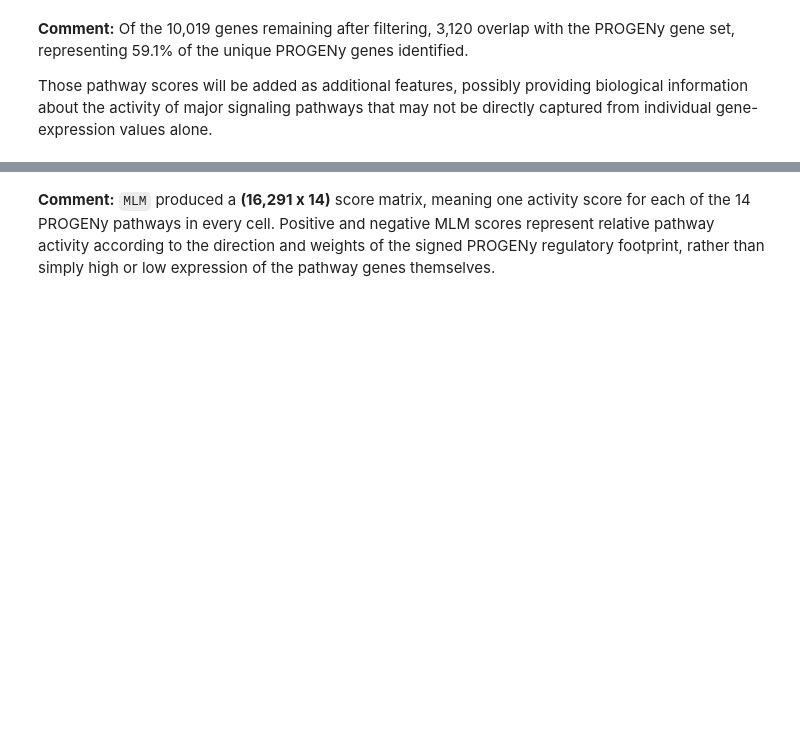
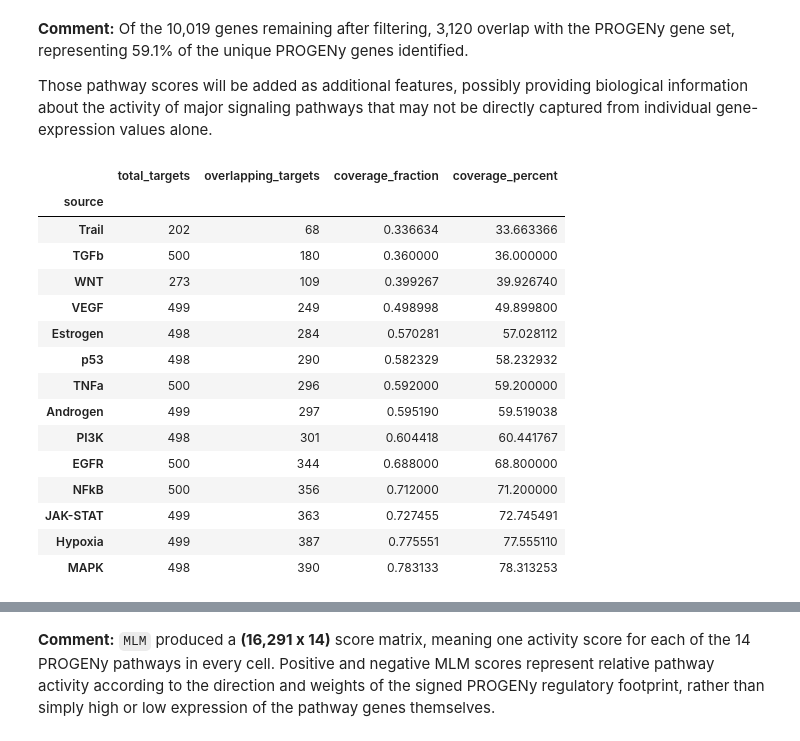
Before and after one commit to georgexrysiko/MLCB-Group-Project-2026, a Jupyter notebook: notebooks/TaskB.1_Pathway_Scoring_add.ipynb, the cells around one changed output, grey strips where cells are left out. Saved outputs shown, nothing was run; the diff lists cells and outputs as text; code cells hidden in the pictures; blank space fills up the shorter version.

```diff
--- a/notebooks/TaskB.1_Pathway_Scoring_add.ipynb
+++ b/notebooks/TaskB.1_Pathway_Scoring_add.ipynb
@@ -109,17 +110,33 @@ Those pathway scores will be added as additional features, possibly providing bi
 # %%
 # Checking the overlap separately for each pathway, since the global percentage
 # does not show whether some pathway has substantially lower target-gene coverage.
 coverage_per_pathway = (
     progeny.assign(present=progeny["target"].isin(adata_genes))
     .groupby("source", observed=True)
-    .agg(
-        total_targets=("target", "nunique"),
-        overlapping_targets=("present", "sum")
-    )
-)
+    .agg(total_targets=("target", "nunique"),
+         overlapping_targets=("present", "sum")
+         )
+         )
 coverage_per_pathway["coverage_fraction"] = (
     coverage_per_pathway["overlapping_targets"] / coverage_per_pathway["total_targets"]
-)
+    )
 coverage_per_pathway["coverage_percent"] = 100 * coverage_per_pathway["coverage_fraction"]
 
 display(coverage_per_pathway.sort_values("coverage_percent"))
+# %% [output]
+|  | total_targets | overlapping_targets | coverage_fraction | coverage_percent |
+| source |  |  |  |  |
+| Trail | 202 | 68 | 0.336634 | 33.663366 |
+| TGFb | 500 | 180 | 0.360000 | 36.000000 |
+| WNT | 273 | 109 | 0.399267 | 39.926740 |
+| VEGF | 499 | 249 | 0.498998 | 49.899800 |
+| Estrogen | 498 | 284 | 0.570281 | 57.028112 |
+| p53 | 498 | 290 | 0.582329 | 58.232932 |
+| TNFa | 500 | 296 | 0.592000 | 59.200000 |
+| Androgen | 499 | 297 | 0.595190 | 59.519038 |
+| PI3K | 498 | 301 | 0.604418 | 60.441767 |
+| EGFR | 500 | 344 | 0.688000 | 68.800000 |
+| NFkB | 500 | 356 | 0.712000 | 71.200000 |
+| JAK-STAT | 499 | 363 | 0.727455 | 72.745491 |
+| Hypoxia | 499 | 387 | 0.775551 | 77.555110 |
+| MAPK | 498 | 390 | 0.783133 | 78.313253 |
```
Also changed, not shown: parts of 5 cells of this notebook, 1 other file.
